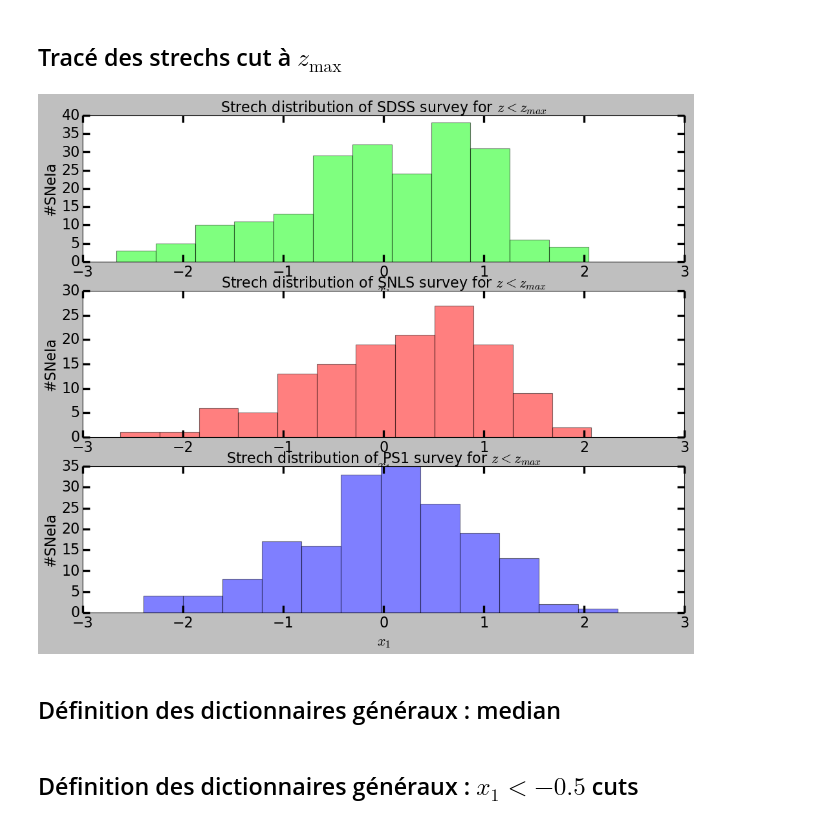
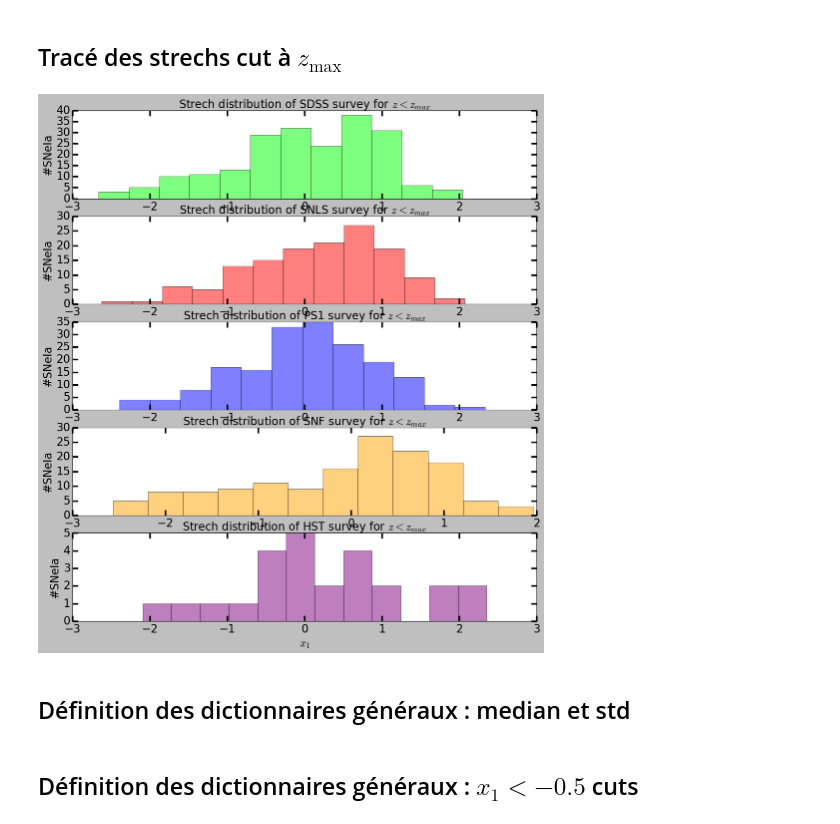
Before and after one commit to Nora-n/variaIa, a Jupyter notebook: notebooks/ModeFits.ipynb, the cells around one changed output. Drawn from its saved outputs; the diff is of its cells as text; code cells hidden in the pictures.

```diff
--- a/notebooks/ModeFits.ipynb
+++ b/notebooks/ModeFits.ipynb
@@ -101,44 +136,47 @@ plt.show()
 # %% [markdown]
 ## Définitions des dictionnaires généraux : $z < z_{\text{max}}$ cuts
 # %%
-zmax = {'SDSS': 0.22,
-        'SNLS': 0.70,
-        'PS1': 0.33,
-        'HST': 1.2}
-
 zmax_cuts = dict()
 z_zcuts = dict()
 x1_zcuts = dict()
 
-for survey in surveys:
+for survey in surveys[:-2]:
     zmax_cuts[survey] = np.where(surv[survey].zCMB.values < zmax[survey])
     z_zcuts[survey] = surv[survey].zCMB.values[zmax_cuts[survey]]
     x1_zcuts[survey] = surv[survey].x1.values[zmax_cuts[survey]]
+
+zmax_cuts['SNF'] = np.where(surv['SNF']['host.zcmb'].values < zmax['SNF'])
+z_zcuts['SNF'] = surv['SNF']['host.zcmb'].values[zmax_cuts['SNF']]
+x1_zcuts['SNF'] = surv['SNF']['salt2.X1'].values[zmax_cuts['SNF']]
+
+zmax_cuts['HST'] = np.where(surv['HST'].zCMB.values < zmax['HST'])
+z_zcuts['HST'] = surv['HST'].zCMB.values[zmax_cuts['HST']]
+x1_zcuts['HST'] = surv['HST'].x1.values[zmax_cuts['HST']]
 # %% [markdown]
 ## Tracé des strechs cut à $z_{\text{max}}$
 # %%
-plt.figure(figsize = [15,12])
+plt.figure(figsize = [15,16])
 
-for i in range(len(surveys[:-1])):
-    plt.subplot(3, 1, i+1)
+for i in range(len(surveys)):
+    plt.subplot(5, 1, i+1)
     plt.hist(x1_zcuts[surveys[i]], bins = nb_x.value, color = colors[surveys[i]], alpha = .5)
 
     ax = plt.gca()
     ax.tick_params(axis = 'both',
                    direction = 'in',
                    length = 10, width = 3,
                    labelsize = 20,
                    which = 'both',
                    top = True, right = True)
     plt.xlabel('$x_1$', fontsize = 20)
     plt.ylabel('#SNeIa', fontsize = 20)
 
     plt.title('Strech distribution of ' + surveys[i] + ' survey for $z < z_{max}$', fontsize = 20)
 
 plt.show()
 # %% [output]
-[figure, old version]
+[figure, new version]
 # %% [markdown]
-## Définition des dictionnaires généraux : median
+## Définition des dictionnaires généraux : median et std
 # %%
 z_med = dict()
```
Also changed, not shown: parts of 10 cells of this notebook, 3 other files.
